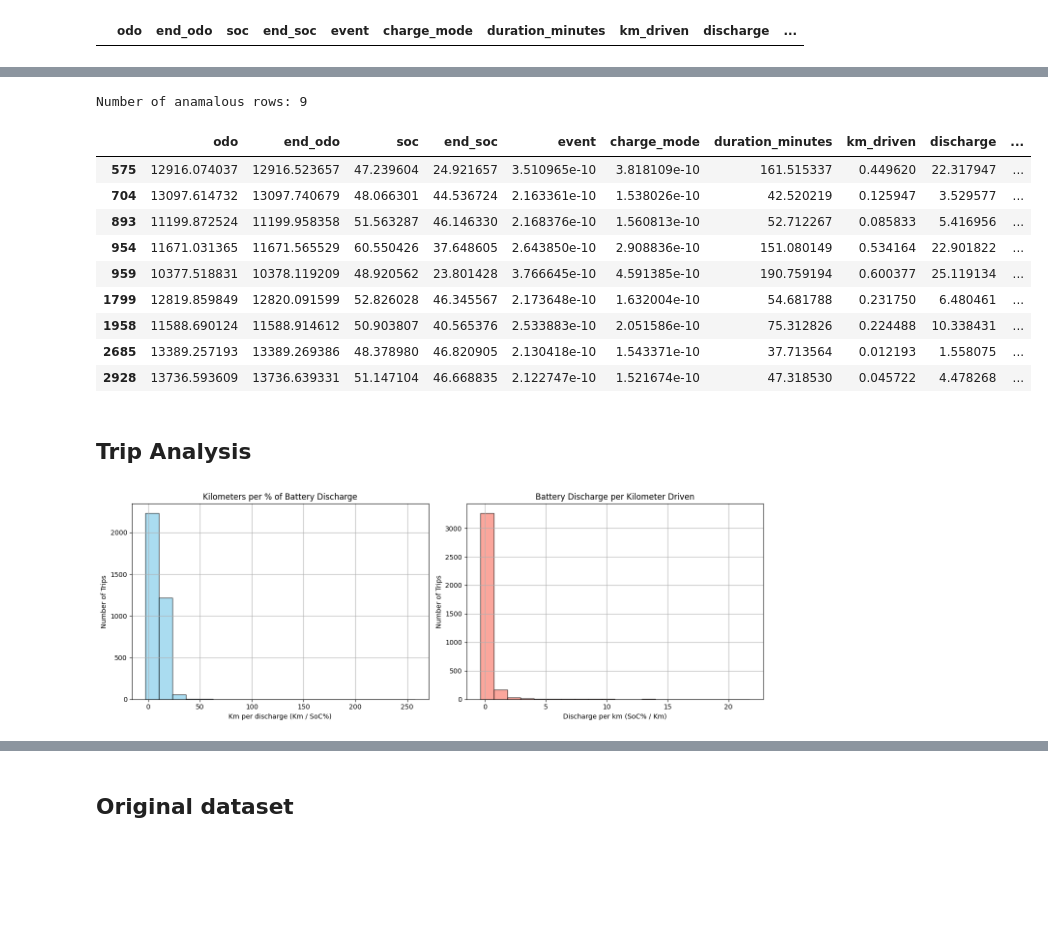
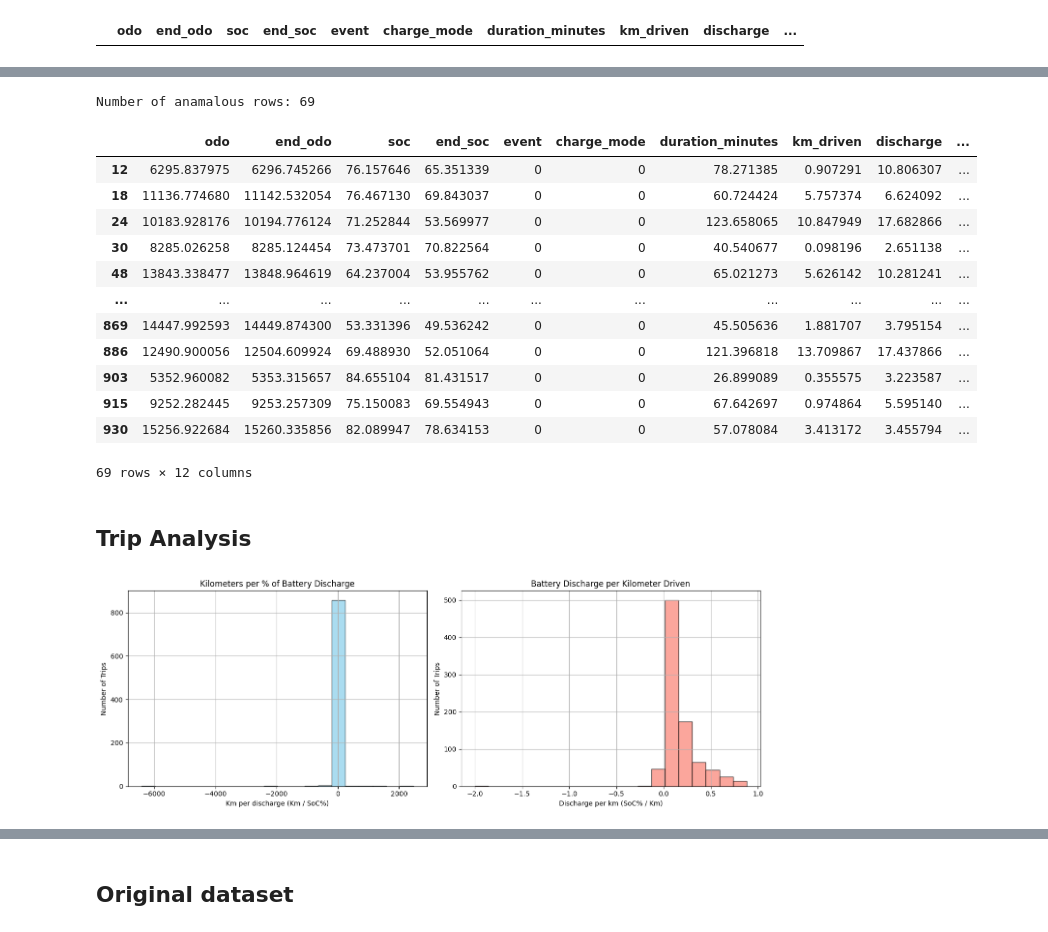
Before and after one commit to LeoneFabio/KoVAE, a Jupyter notebook: trip_post_processing.ipynb, the cells around one changed output, grey strips where cells are left out. Saved outputs shown, nothing was run; the diff lists cells and outputs as text; code cells hidden in the pictures; blank space fills up the shorter version.

```diff
--- a/trip_post_processing.ipynb
+++ b/trip_post_processing.ipynb
@@ -33,6 +33,7 @@ import seaborn as sns
 #trip_data = pd.read_csv('./Data_saved/Only_trip/Vehicle2_clean_data_400epochs/Generated_data/EV_generated_data.csv')
 
 trip_data = pd.read_csv('./Generated_data/EV_generated_data.csv')
+trip_data = trip_data[trip_data['event'] == 0]
 # %%
 # Remove duplicates
 trip_data = trip_data.drop_duplicates()
@@ -288,28 +308,31 @@ trip_data['discharge_per_km'] = trip_data.apply(
     axis=1
 )
 # %%
-MAX_DISCHARGE_PER_KM = 26
+MAX_DISCHARGE_PER_KM = 0.9
 ##########################################################
 
 
 
 anomalous_rows_trip = trip_data[(trip_data['discharge_per_km'] > MAX_DISCHARGE_PER_KM)]
 print(f"Number of anamalous rows: {anomalous_rows_trip.shape[0]}")
 
-trip_data = trip_data[~(trip_data['discharge_per_km'] > 26)].reset_index(drop=True)
+trip_data = trip_data[~(trip_data['discharge_per_km'] > MAX_DISCHARGE_PER_KM)].reset_index(drop=True)
 anomalous_rows_trip.head(len(anomalous_rows_trip ))
 # %% [output]
-Number of anamalous rows: 9
+Number of anamalous rows: 69
 |  | odo | end_odo | soc | end_soc | event | charge_mode | duration_minutes | km_driven | discharge | ... |
-| 575 | 12916.074037 | 12916.523657 | 47.239604 | 24.921657 | 3.510965e-10 | 3.818109e-10 | 161.515337 | 0.449620 | 22.317947 | ... |
-| 704 | 13097.614732 | 13097.740679 | 48.066301 | 44.536724 | 2.163361e-10 | 1.538026e-10 | 42.520219 | 0.125947 | 3.529577 | ... |
-| 893 | 11199.872524 | 11199.958358 | 51.563287 | 46.146330 | 2.168376e-10 | 1.560813e-10 | 52.712267 | 0.085833 | 5.416956 | ... |
-| 954 | 11671.031365 | 11671.565529 | 60.550426 | 37.648605 | 2.643850e-10 | 2.908836e-10 | 151.080149 | 0.534164 | 22.901822 | ... |
-| 959 | 10377.518831 | 10378.119209 | 48.920562 | 23.801428 | 3.766645e-10 | 4.591385e-10 | 190.759194 | 0.600377 | 25.119134 | ... |
-| 1799 | 12819.859849 | 12820.091599 | 52.826028 | 46.345567 | 2.173648e-10 | 1.632004e-10 | 54.681788 | 0.231750 | 6.480461 | ... |
-| 1958 | 11588.690124 | 11588.914612 | 50.903807 | 40.565376 | 2.533883e-10 | 2.051586e-10 | 75.312826 | 0.224488 | 10.338431 | ... |
-| 2685 | 13389.257193 | 13389.269386 | 48.378980 | 46.820905 | 2.130418e-10 | 1.543371e-10 | 37.713564 | 0.012193 | 1.558075 | ... |
-| 2928 | 13736.593609 | 13736.639331 | 51.147104 | 46.668835 | 2.122747e-10 | 1.521674e-10 | 47.318530 | 0.045722 | 4.478268 | ... |
+| 12 | 6295.837975 | 6296.745266 | 76.157646 | 65.351339 | 0 | 0 | 78.271385 | 0.907291 | 10.806307 | ... |
+| 18 | 11136.774680 | 11142.532054 | 76.467130 | 69.843037 | 0 | 0 | 60.724424 | 5.757374 | 6.624092 | ... |
+| 24 | 10183.928176 | 10194.776124 | 71.252844 | 53.569977 | 0 | 0 | 123.658065 | 10.847949 | 17.682866 | ... |
+| 30 | 8285.026258 | 8285.124454 | 73.473701 | 70.822564 | 0 | 0 | 40.540677 | 0.098196 | 2.651138 | ... |
+| 48 | 13843.338477 | 13848.964619 | 64.237004 | 53.955762 | 0 | 0 | 65.021273 | 5.626142 | 10.281241 | ... |
+| ... | ... | ... | ... | ... | ... | ... | ... | ... | ... | ... |
+| 869 | 14447.992593 | 14449.874300 | 53.331396 | 49.536242 | 0 | 0 | 45.505636 | 1.881707 | 3.795154 | ... |
+| 886 | 12490.900056 | 12504.609924 | 69.488930 | 52.051064 | 0 | 0 | 121.396818 | 13.709867 | 17.437866 | ... |
+| 903 | 5352.960082 | 5353.315657 | 84.655104 | 81.431517 | 0 | 0 | 26.899089 | 0.355575 | 3.223587 | ... |
+| 915 | 9252.282445 | 9253.257309 | 75.150083 | 69.554943 | 0 | 0 | 67.642697 | 0.974864 | 5.595140 | ... |
+| 930 | 15256.922684 | 15260.335856 | 82.089947 | 78.634153 | 0 | 0 | 57.078084 | 3.413172 | 3.455794 | ... |
+69 rows × 12 columns
 # %% [markdown]
 ## Trip Analysis
 # %%
@@ -345,4 +368,4 @@ axes[1].grid(True)
 plt.tight_layout()
 plt.show()
 # %% [output]
-[figure, old version]
+[figure, new version]
```
Also changed, not shown: parts of 21 cells of this notebook, 45 other files.
